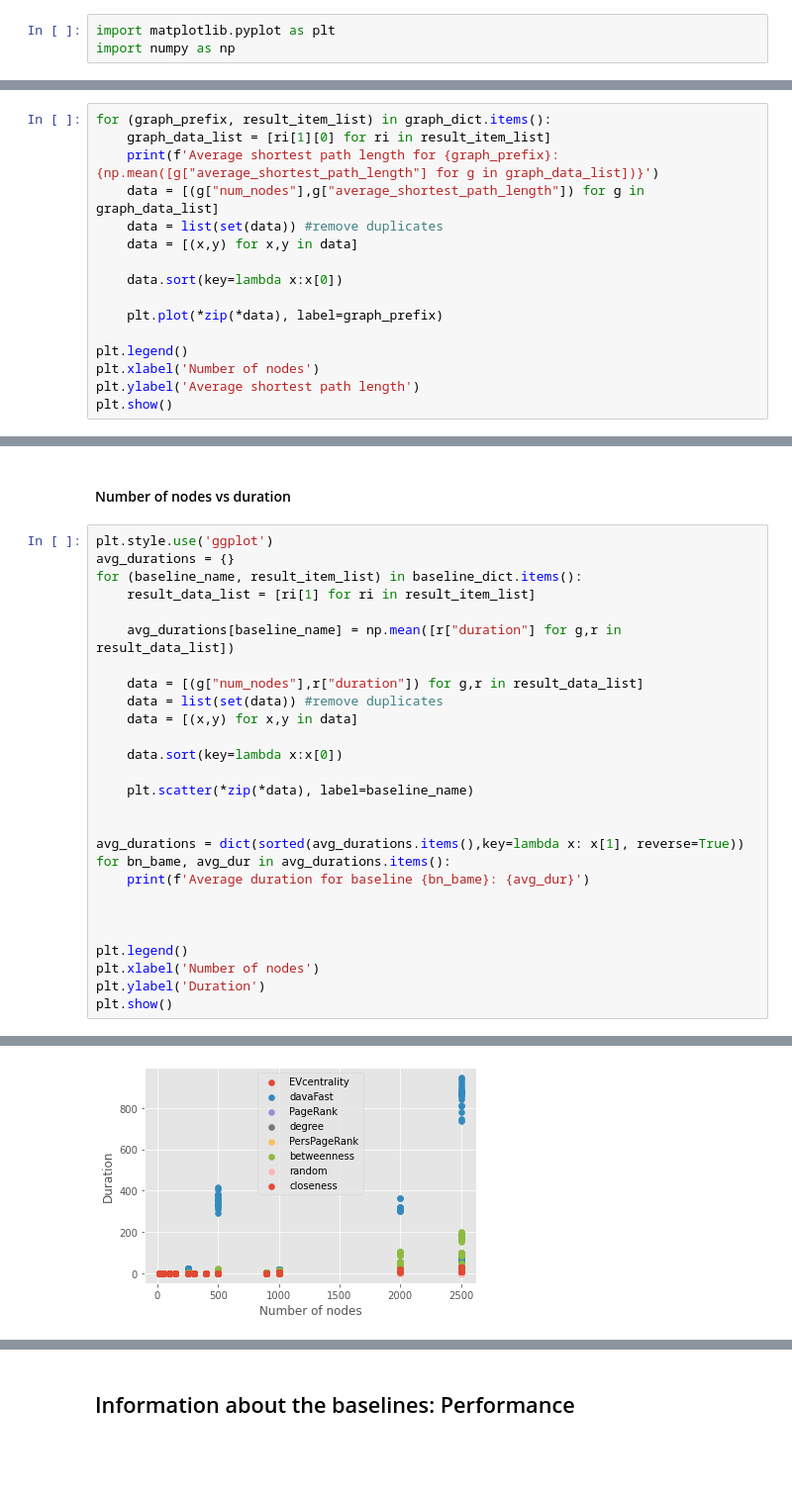
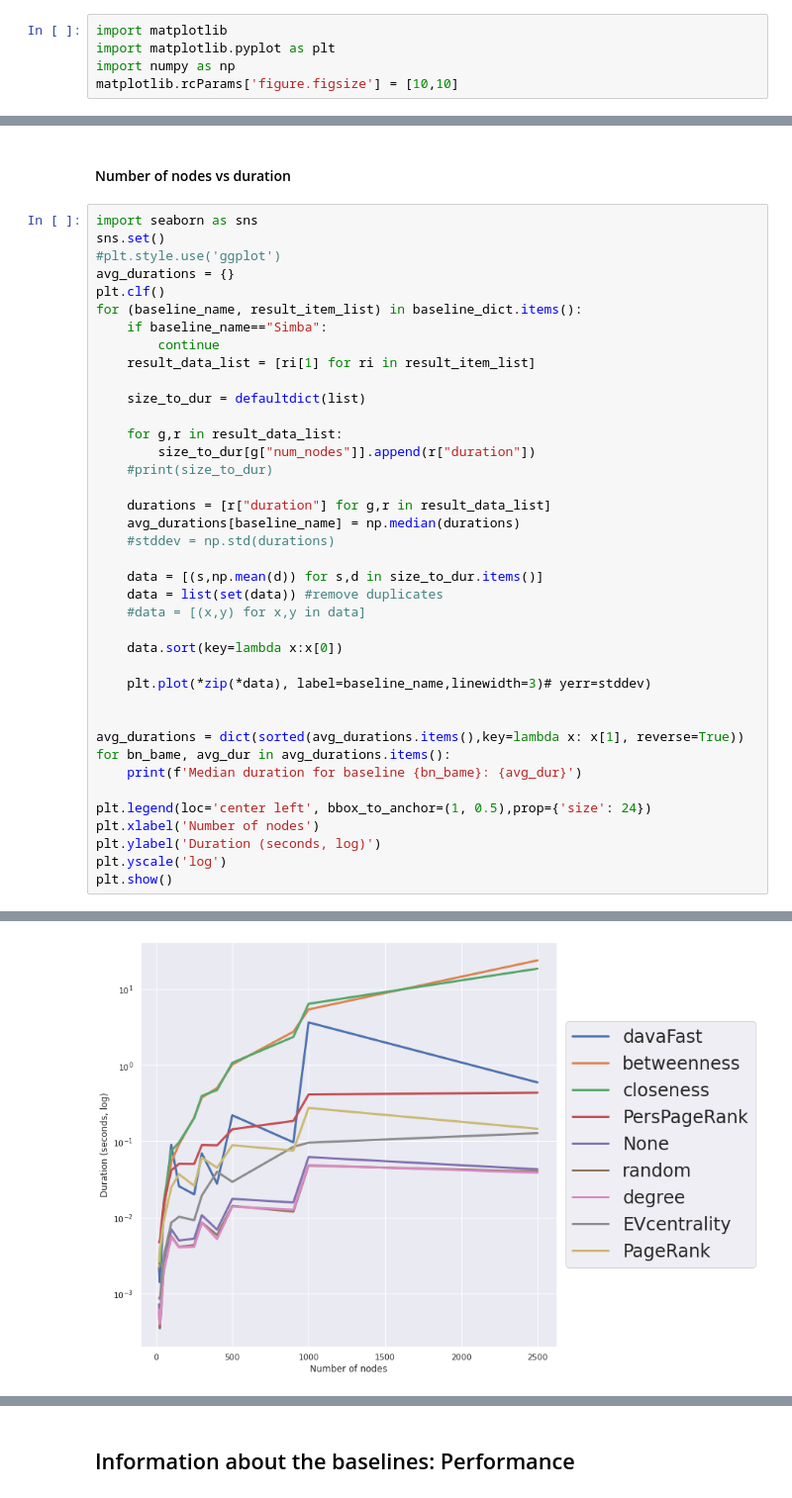
Before and after one commit to deklesen/Simba, a Jupyter notebook: plotting.ipynb, the cells around one changed output, grey strips where cells are left out. Shown at 99% size. Saved outputs shown, nothing was run; the diff lists cells and outputs as text; blank space fills up the shorter version.

```diff
--- a/plotting.ipynb
+++ b/plotting.ipynb
@@ -1,6 +1,8 @@
 # %%
+import matplotlib
 import matplotlib.pyplot as plt
 import numpy as np
+matplotlib.rcParams['figure.figsize'] = [10,10]
 # %% [markdown]
 ### Load data from pickled files
 # %%
@@ -114,16 +113,0 @@ Mean degree for regular:5.0
-# %%
-for (graph_prefix, result_item_list) in graph_dict.items():
-    graph_data_list = [ri[1][0] for ri in result_item_list]
-    print(f'Average shortest path length for {graph_prefix}:{np.mean([g["average_shortest_path_length"] for g in graph_data_list])}')
-    data = [(g["num_nodes"],g["average_shortest_path_length"]) for g in graph_data_list]
-    data = list(set(data)) #remove duplicates
-    data = [(x,y) for x,y in data]
-
-    data.sort(key=lambda x:x[0])
-
-    plt.plot(*zip(*data), label=graph_prefix)
-
-plt.legend()
-plt.xlabel('Number of nodes')
-plt.ylabel('Average shortest path length')
-plt.show()
@@ -159,30 +120,42 @@ baseline_dict = extract_by_baseline(results)
 # %% [markdown]
 #### Number of nodes vs duration
 # %%
-plt.style.use('ggplot')
+import seaborn as sns
+sns.set()
+#plt.style.use('ggplot')
 avg_durations = {}
+plt.clf()
 for (baseline_name, result_item_list) in baseline_dict.items():
+    if baseline_name=="Simba":
+        continue
     result_data_list = [ri[1] for ri in result_item_list]
 
-    avg_durations[baseline_name] = np.mean([r["duration"] for g,r in result_data_list])
+    size_to_dur = defaultdict(list)
 
-    data = [(g["num_nodes"],r["duration"]) for g,r in result_data_list]
+    for g,r in result_data_list:
+        size_to_dur[g["num_nodes"]].append(r["duration"])
+    #print(size_to_dur)
+
+    durations = [r["duration"] for g,r in result_data_list]
+    avg_durations[baseline_name] = np.median(durations)
+    #stddev = np.std(durations)
+
+    data = [(s,np.mean(d)) for s,d in size_to_dur.items()]
     data = list(set(data)) #remove duplicates
-    data = [(x,y) for x,y in data]
+    #data = [(x,y) for x,y in data]
 
     data.sort(key=lambda x:x[0])
 
-    plt.scatter(*zip(*data), label=baseline_name)
+    plt.plot(*zip(*data), label=baseline_name,linewidth=3)# yerr=stddev)
 
 
 avg_durations = dict(sorted(avg_durations.items(),key=lambda x: x[1], reverse=True))
 for bn_bame, avg_dur in avg_durations.items():
-    print(f'Average duration for baseline {bn_bame}: {avg_dur}')
+    print(f'Median duration for baseline {bn_bame}: {avg_dur}')
 
-
-
-plt.legend()
+plt.legend(loc='center left', bbox_to_anchor=(1, 0.5),prop={'size': 24})
 plt.xlabel('Number of nodes')
-plt.ylabel('Duration')
+plt.ylabel('Duration (seconds, log)')
+plt.yscale('log')
 plt.show()
 # %% [output]
@@ -197 +171 @@ Average duration for baseline random: 0.12728489010254918
-[figure, old version]
+[figure, new version]
```
Also changed, not shown: parts of 28 cells of this notebook, 4 other files.
